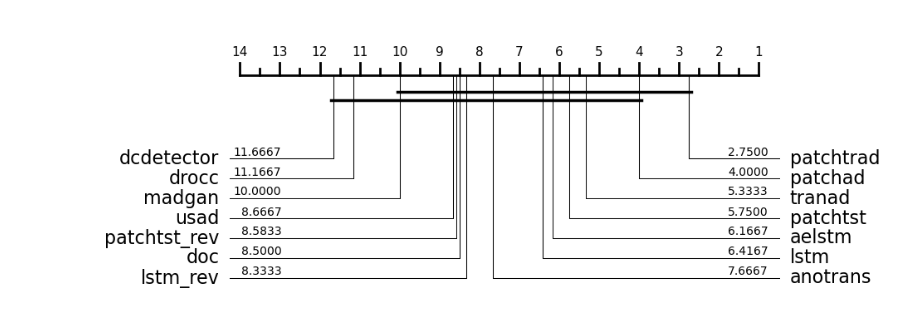
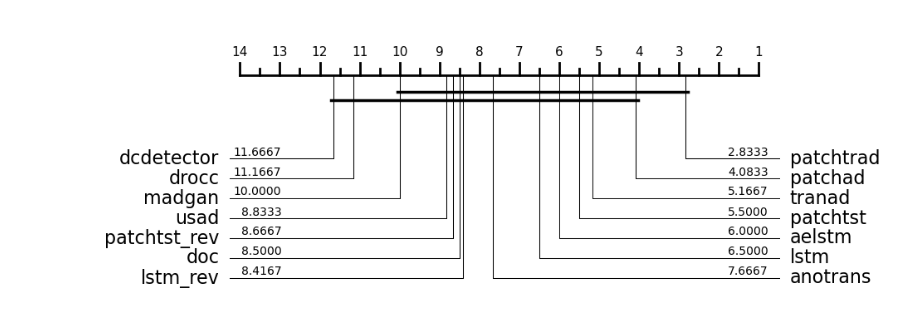
Before and after one commit to vilhess/DL4TSAD, a Jupyter notebook: visu.ipynb, the cells around one changed output. Cells and saved outputs as stored; diff of their text form; code cells hidden in the pictures.

```diff
--- a/visu.ipynb
+++ b/visu.ipynb
@@ -3,16 +3,15 @@ import pandas as pd
 from aeon.visualisation import plot_critical_difference
 # %%
 results = pd.read_json("results/aucs.json")
-results = results.round(3)
 
 #####
 # to delete bc drocc on smd not implemented yet
 results.loc['drocc', 'smd'] = 0.5
 results = results.T
 #####
 
 methods = results.columns
 plot = plot_critical_difference(results.values, methods, alpha=0.05, width=8, test='nemenyi')
 # %% [output]
-[figure, old version]
+[figure, new version]
 # %%
```
Also changed, not shown: parts of 1 cell of this notebook.
